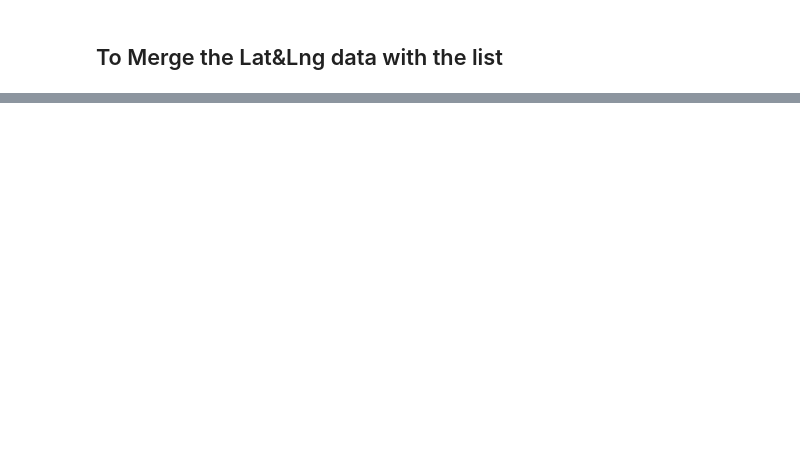
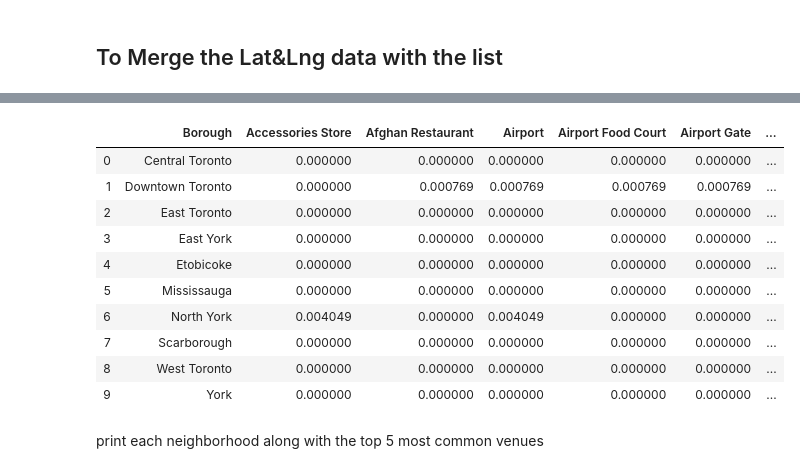
Before and after one commit to ocaizhi/Coursera-Data-Science-Capstone-Wk3, a Jupyter notebook: Capstone_Wk3.ipynb, the cells around one changed output, grey strips where cells are left out. Drawn from its saved outputs; the diff is of its cells as text; code cells hidden in the pictures; blank space fills up the shorter version.

```diff
--- a/Capstone_Wk3.ipynb
+++ b/Capstone_Wk3.ipynb
@@ -170,0 +271,8 @@ neigh4
+# %%
+address = 'Toronto'
+
+geolocator = Nominatim(user_agent="Toronto_explorer", timeout = 30000)
+location = geolocator.geocode(address)
+latitude = location.latitude
+longitude = location.longitude
+print('The geograpical coordinate of Toronto are {}, {}.'.format(latitude, longitude))
@@ -170,0 +304,10 @@ neigh4
+# %%
+CLIENT_ID = '0VWS5HVG4KL5532Q0GORG0QNEWEGNAO2LDXEZSK2ZI2CU2PA' # your Foursquare ID
+CLIENT_SECRET = 'L1X4YQOLXOIAX5V2F3NVLFG42H5LVZPZ4HHNVFWOM0MUVX4O' # your Foursquare Secret
+VERSION = '20180605' # Foursquare API version
+
+
+latitudes = neigh5.loc[0, 'Latitude'] # borough latitude value
+longitudes = neigh5.loc[0, 'Longitude'] # borough longitude value
+
+Borough_name = neigh5.loc[0, 'Borough'] # borough name
@@ -170,0 +360,9 @@ neigh4
+# %%
+
+Toronto_venues = getNearbyVenues(names=neigh5['Borough'],
+                                   latitudes=neigh5['Latitude'],
+                                   longitudes=neigh5['Longitude']
+                                  )
+
+print(Toronto_venues.shape)
+Toronto_venues.head()
@@ -170,0 +400,12 @@ neigh4
+# %%
+# one hot encoding
+Toronto_onehot = pd.get_dummies(Toronto_venues[['Venue Category']], prefix="", prefix_sep="")
+
+# add neighborhood column back to dataframe
+Toronto_onehot['Borough'] = Toronto_venues['Borough']
+
+# move borough column to the first column
+fixed_columns = [Toronto_onehot.columns[-1]] + list(Toronto_onehot.columns[:-1])
+Toronto_onehot = Toronto_onehot[fixed_columns]
+
+Toronto_onehot.head()
@@ -170,0 +419,17 @@ neigh4
+# %%
+Toronto_grouped = Toronto_onehot.groupby('Borough').mean().reset_index()
+Toronto_grouped
+# %% [output]
+|  | Borough | Accessories Store | Afghan Restaurant | Airport | Airport Food Court | Airport Gate | ... |
+| 0 | Central Toronto | 0.000000 | 0.000000 | 0.000000 | 0.000000 | 0.000000 | ... |
+| 1 | Downtown Toronto | 0.000000 | 0.000769 | 0.000769 | 0.000769 | 0.000769 | ... |
+| 2 | East Toronto | 0.000000 | 0.000000 | 0.000000 | 0.000000 | 0.000000 | ... |
+| 3 | East York | 0.000000 | 0.000000 | 0.000000 | 0.000000 | 0.000000 | ... |
+| 4 | Etobicoke | 0.000000 | 0.000000 | 0.000000 | 0.000000 | 0.000000 | ... |
+| 5 | Mississauga | 0.000000 | 0.000000 | 0.000000 | 0.000000 | 0.000000 | ... |
+| 6 | North York | 0.004049 | 0.000000 | 0.004049 | 0.000000 | 0.000000 | ... |
+| 7 | Scarborough | 0.000000 | 0.000000 | 0.000000 | 0.000000 | 0.000000 | ... |
+| 8 | West Toronto | 0.000000 | 0.000000 | 0.000000 | 0.000000 | 0.000000 | ... |
+| 9 | York | 0.000000 | 0.000000 | 0.000000 | 0.000000 | 0.000000 | ... |
+# %% [markdown]
+print each neighborhood along with the top 5 most common venues
```
Also changed, not shown: parts of 38 cells of this notebook.
